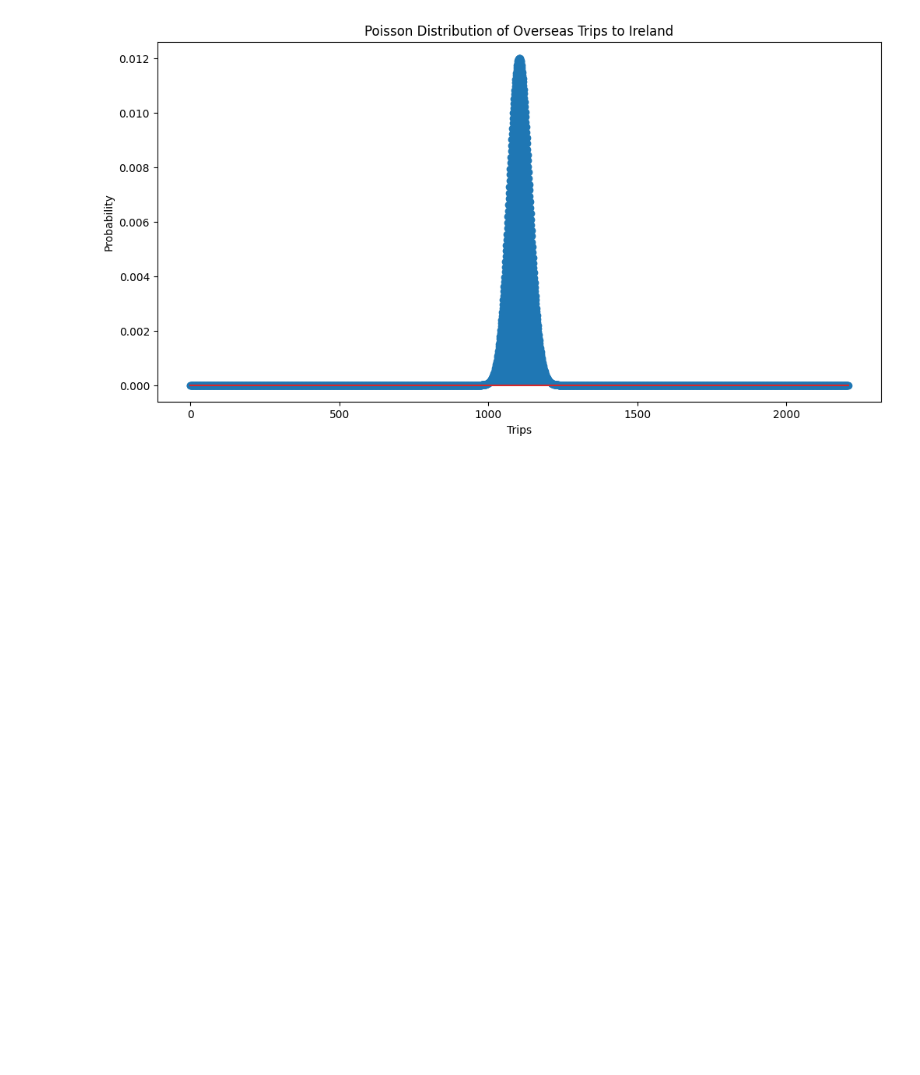
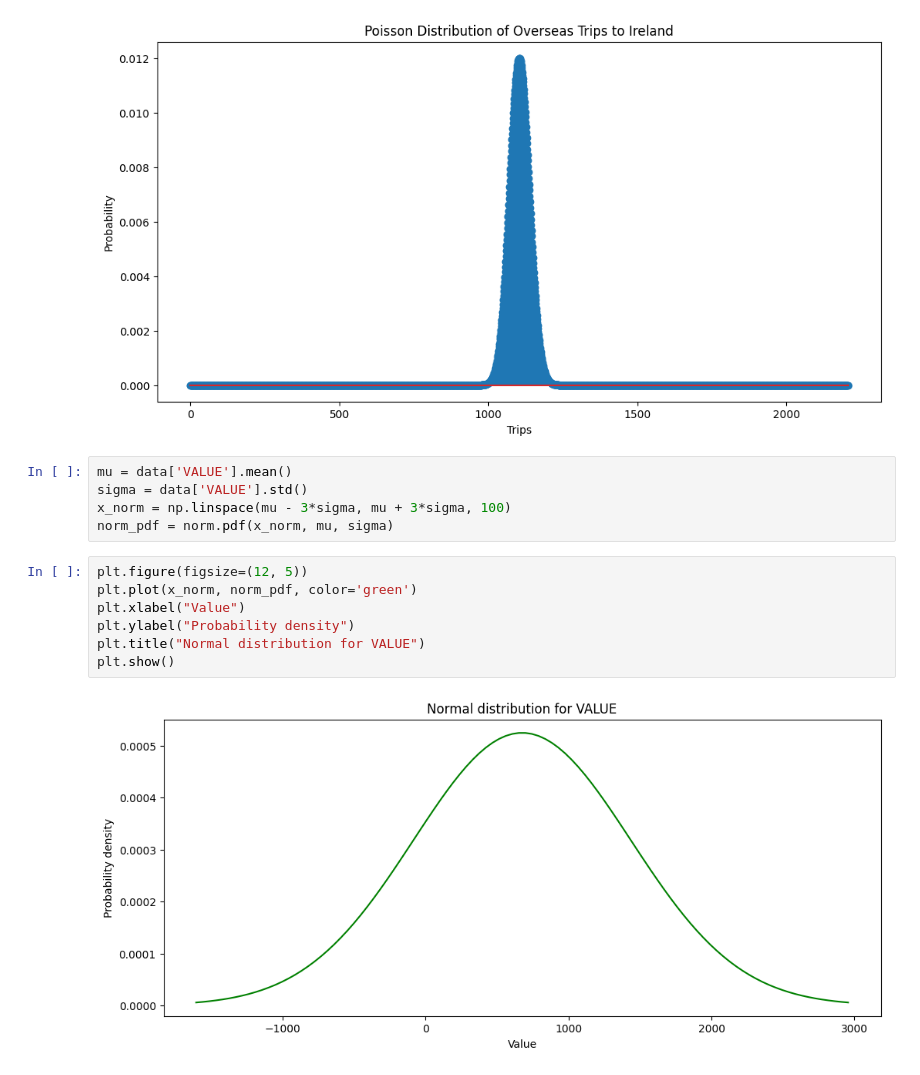
Before and after one commit to rupeshyanampally/Assignment, a Jupyter notebook: Untitled.ipynb, the cells around one changed output. Drawn from its saved outputs; the diff is of its cells as text; blank space fills up the shorter version.

Commit message:
normal distribution

```diff
--- a/Untitled.ipynb
+++ b/Untitled.ipynb
@@ -121,3 +121,17 @@ plt.title("Poisson Distribution of Overseas Trips to Ireland")
 plt.show()
 # %% [output]
 [figure]
+# %%
+mu = data['VALUE'].mean()
+sigma = data['VALUE'].std()
+x_norm = np.linspace(mu - 3*sigma, mu + 3*sigma, 100)
+norm_pdf = norm.pdf(x_norm, mu, sigma)
+# %%
+plt.figure(figsize=(12, 5))
+plt.plot(x_norm, norm_pdf, color='green')
+plt.xlabel("Value")
+plt.ylabel("Probability density")
+plt.title("Normal distribution for VALUE")
+plt.show()
+# %% [output]
+[figure, added]
```
